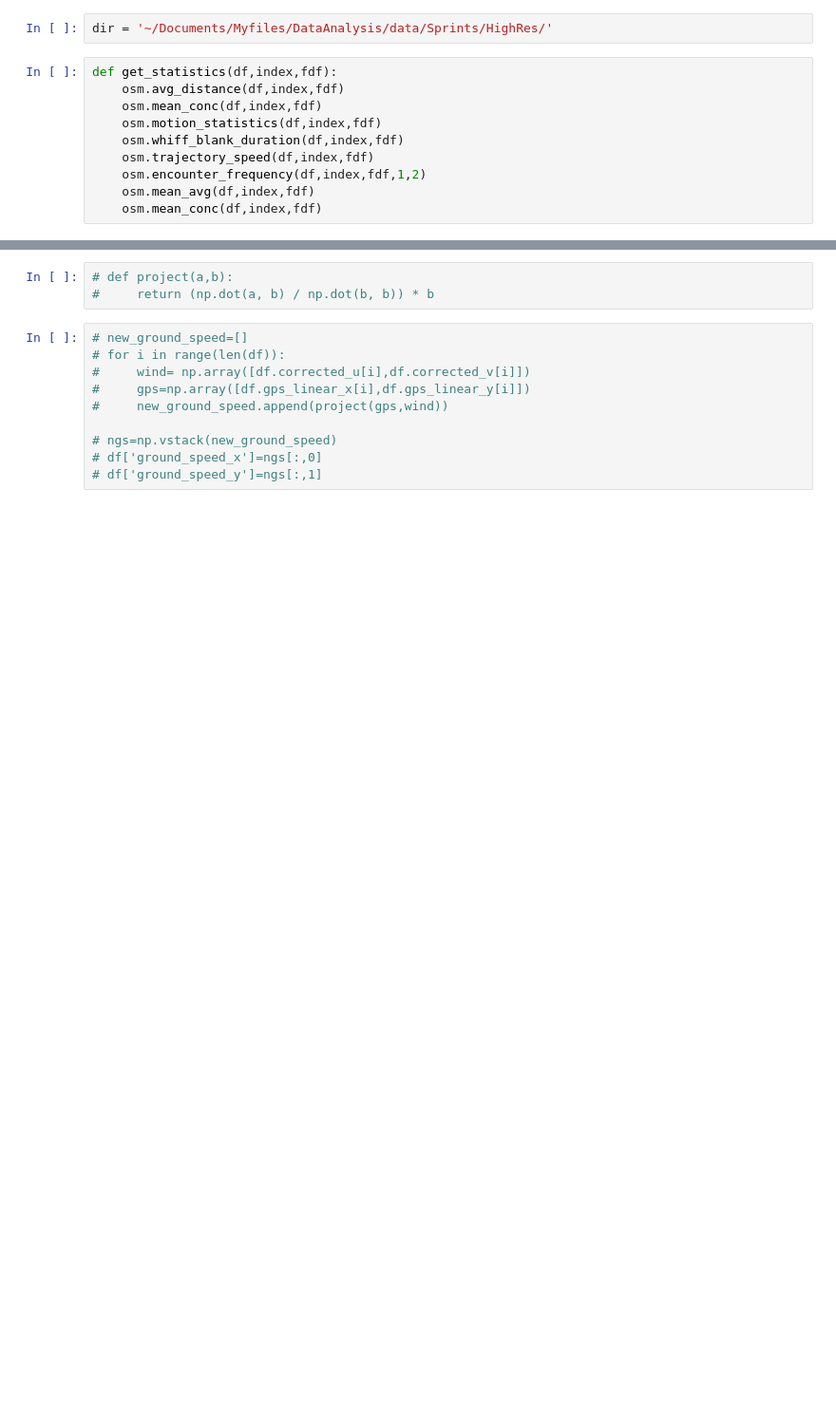
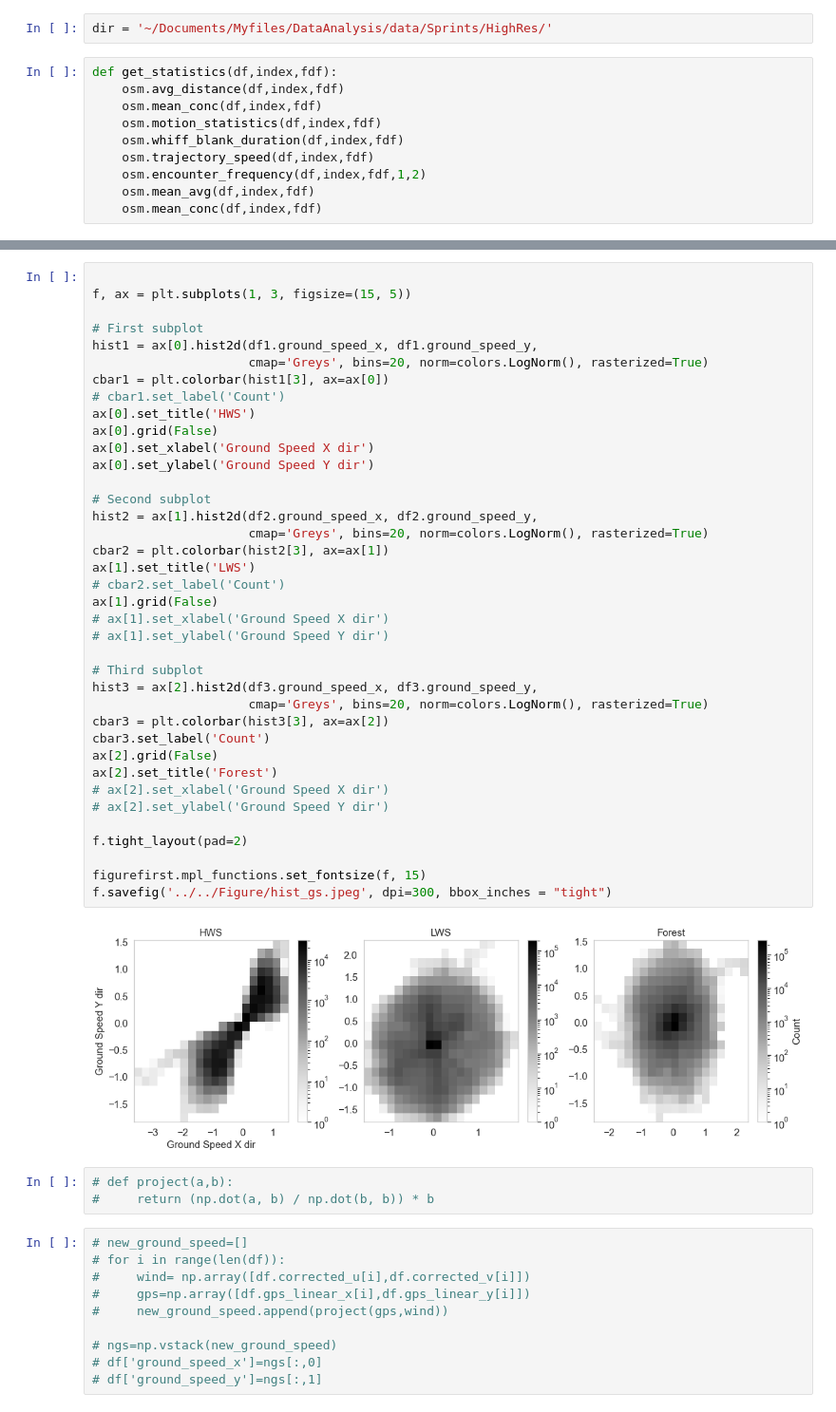
Before and after one commit to arunavanag591/odor_analysis, a Jupyter notebook: data_exploration/odorAnalysis.ipynb, the cells around one changed output, grey strips where cells are left out. Shown at 95% size. Drawn from its saved outputs; the diff is of its cells as text; blank space fills up the shorter version.

```diff
--- a/data_exploration/odorAnalysis.ipynb
+++ b/data_exploration/odorAnalysis.ipynb
@@ -54,3 +94,43 @@ df = pd.read_hdf(dir+'Windy/WindyMASigned.h5')
+# %%
+
+f, ax = plt.subplots(1, 3, figsize=(15, 5))
+
+# First subplot
+hist1 = ax[0].hist2d(df1.ground_speed_x, df1.ground_speed_y,
+                     cmap='Greys', bins=20, norm=colors.LogNorm(), rasterized=True)
+cbar1 = plt.colorbar(hist1[3], ax=ax[0])
+# cbar1.set_label('Count')
+ax[0].set_title('HWS')
+ax[0].grid(False)
+ax[0].set_xlabel('Ground Speed X dir')
+ax[0].set_ylabel('Ground Speed Y dir')
+
+# Second subplot
+hist2 = ax[1].hist2d(df2.ground_speed_x, df2.ground_speed_y,
+                     cmap='Greys', bins=20, norm=colors.LogNorm(), rasterized=True)
+cbar2 = plt.colorbar(hist2[3], ax=ax[1])
+ax[1].set_title('LWS')
+# cbar2.set_label('Count')
+ax[1].grid(False)
+# ax[1].set_xlabel('Ground Speed X dir')
+# ax[1].set_ylabel('Ground Speed Y dir')
+
+# Third subplot
+hist3 = ax[2].hist2d(df3.ground_speed_x, df3.ground_speed_y,
+                     cmap='Greys', bins=20, norm=colors.LogNorm(), rasterized=True)
+cbar3 = plt.colorbar(hist3[3], ax=ax[2])
+cbar3.set_label('Count')
+ax[2].grid(False)
+ax[2].set_title('Forest')
+# ax[2].set_xlabel('Ground Speed X dir')
+# ax[2].set_ylabel('Ground Speed Y dir')
+
+f.tight_layout(pad=2)
+
+figurefirst.mpl_functions.set_fontsize(f, 15)
+f.savefig('../../Figure/hist_gs.jpeg', dpi=300, bbox_inches = "tight")
+# %% [output]
+[figure, added]
 # %%
 # def project(a,b):
 #     return (np.dot(a, b) / np.dot(b, b)) * b
```
Also changed, not shown: parts of 8 cells of this notebook, 1 other file.
